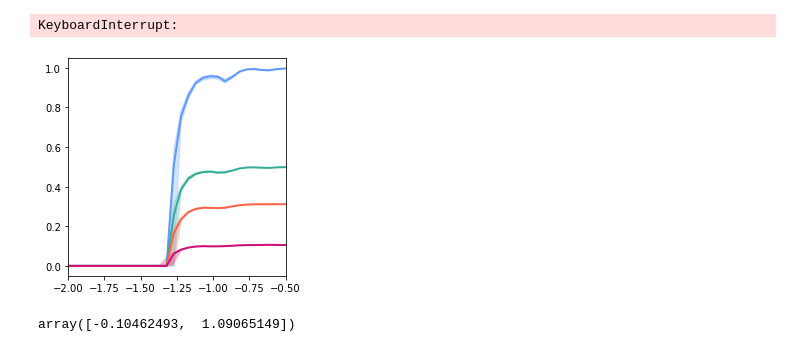
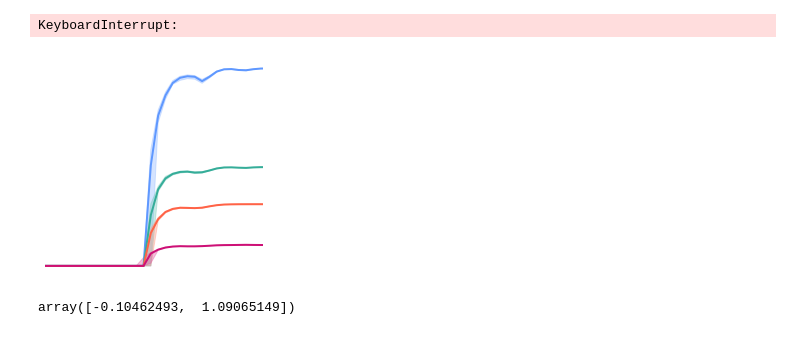
Before and after one commit to williamgilpin/shrec, a Jupyter notebook: shared_discrete.ipynb, the cells around one changed output. Saved outputs shown, nothing was run; the diff lists cells and outputs as text; code cells hidden in the pictures.

```diff
--- a/shared_discrete.ipynb
+++ b/shared_discrete.ipynb
@@ -71,7 +71,7 @@ lam_double = [3,
 
 # def valnext(x, d, lam0=lam8, noise=0.016): # for clique graphs
 # def valnext(x, d, lam0=lam8, noise=0.025):
-def valnext(x, d, lam0=lam8, noise=0.04):
+def valnext(x, d, lam0=lam2, noise=0.04):
 # def valnext(x, d, lam0=lam4, noise=0.0):
     """
     Find the next value in a driven chaotic logistic map. Brownian noise is applied to
@@ -261,12 +261,19 @@ plt.plot(all_scores)
 # %%
 ## Sweep noise
 
+from sklearn.metrics import rand_score, adjusted_rand_score, completeness_score, homogeneity_score
+
+
 all_scores = list()
+all_amats = list()
 np.random.seed(0)
+n = 100
 sel_inds = np.random.choice(np.arange(n), n, replace=False)
 sel_inds = sel_inds[:100]
 #0, .2
-noise_vals = np.logspace(-4, 1, 30)
+
+noise_vals = np.logspace(-4, 1, 20)
+
 for noise_val in noise_vals:
 
     np.random.seed(0)
@@ -279,10 +286,12 @@ for noise_val in noise_vals:
     vals_response = np.array([item[0] for item in vals])[200:, :]
 
 
-    model = RecurrenceClustering(resolution=1.0, tolerance=0.01, random_state=1)
+    model = RecurrenceClustering(resolution=1.0, tolerance=0.01, random_state=1, store_adjacency_matrix=True)
     label_vals = model.fit_predict( vals_response[:, sel_inds])
     true_vals = discretize_signal(vals_drive)
     score = adjusted_rand_score(true_vals, label_vals)
     all_scores.append(score)
     print(score, flush=True, end=" ")
+
+    all_amats.append(np.copy(model.adjacency_matrix))
 # %% [output]
@@ -1266,34 +1252,38 @@ dg.plot_err(
 dg.plot_err(
     ww[ww["doublings"] == double_vals[1]]["score"],
     # ww[ww["num_samples"] == 3]["error"],
     np.array([ww[ww["doublings"] == double_vals[1]]["error_lo"], ww[ww["doublings"] == double_vals[1]]["error_hi"]]).T,
     x=scaled_couplings,
     color=dg.turquoise,
     linewidth=2,
 )
 
 dg.plot_err(
     ww[ww["doublings"] == double_vals[2]]["score"],
     # ww[ww["num_samples"] == 3]["error"],
     np.array([ww[ww["doublings"] == double_vals[2]]["error_lo"], ww[ww["doublings"] == double_vals[2]]["error_hi"]]).T,
     x=scaled_couplings,
     color=dg.red,
     linewidth=2,
 )
 
 dg.plot_err(
     ww[ww["doublings"] == double_vals[3]]["score"],
     # ww[ww["num_samples"] == 3]["error"],
     np.array([ww[ww["doublings"] == double_vals[3]]["error_lo"], ww[ww["doublings"] == double_vals[3]]["error_hi"]]).T,
     x=scaled_couplings,
     color=dg.magenta,
     linewidth=2,
 )
 
 plt.xlim([-2, -0.5])
 dg.fixed_aspect_ratio(1)
+
+
+dg.vanish_axes()
+dg.better_savefig('./private_writing/fig_resources/couping_scaling.pdf')
 # %% [output]
-[figure, old version]
+[figure, new version]
 # %%
 xx = np.array([2, 4, 8, 0.5])
 yy = np.array([np.array(ww[ww["doublings"] == double_vals[i]]["score"])[70] for i in range(4)])
```
Also changed, not shown: parts of 14 cells of this notebook, 10 other files.
